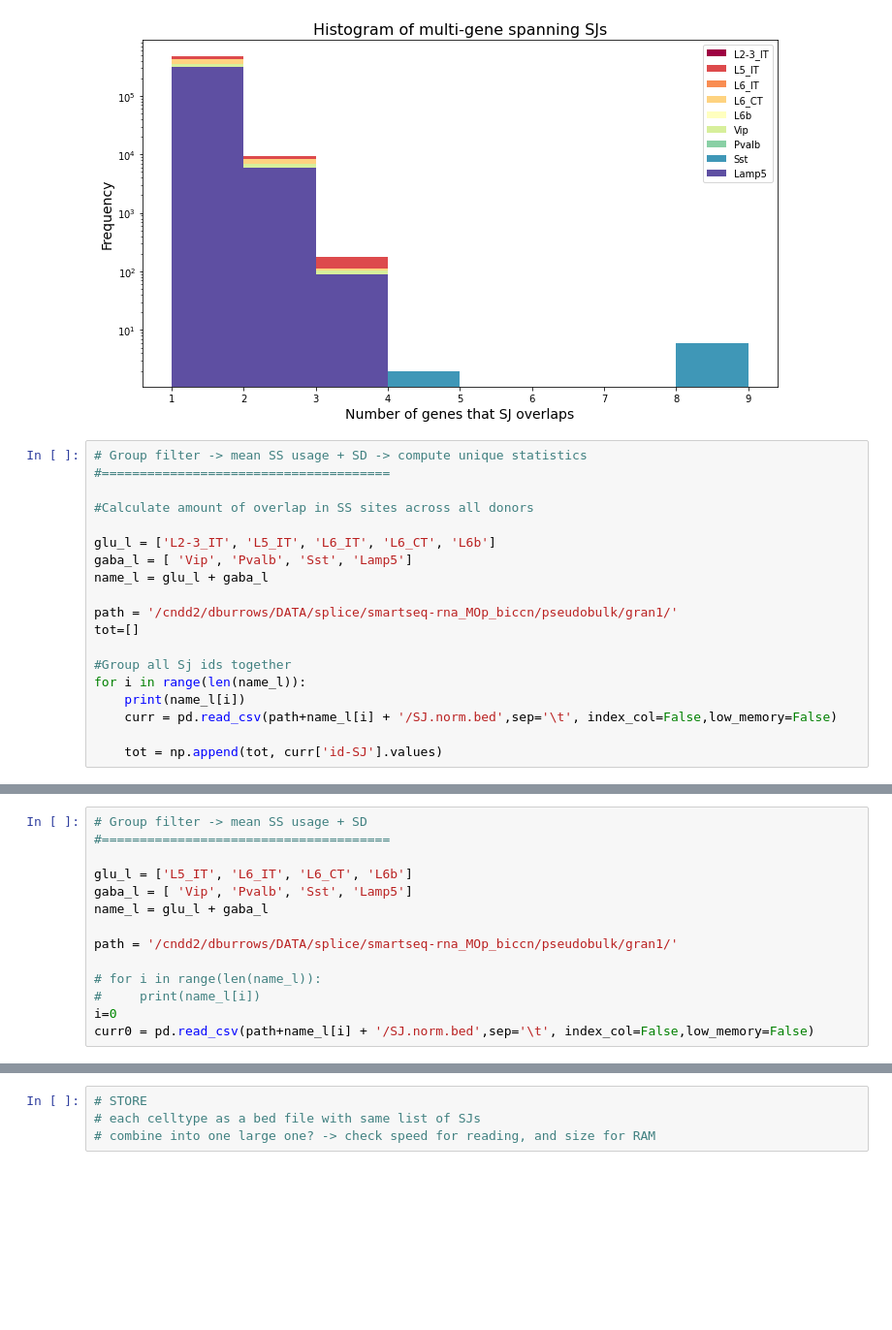
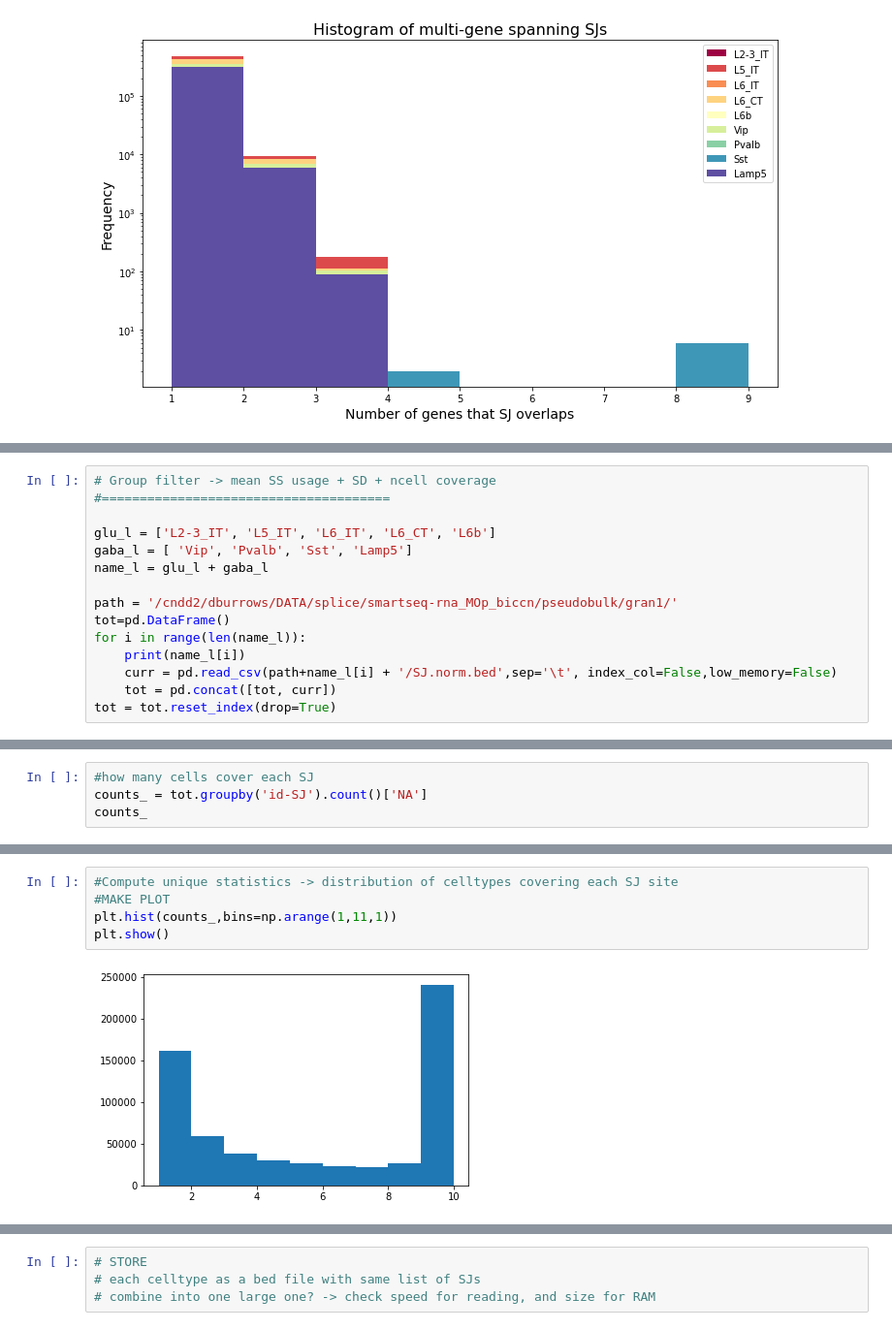
Before and after one commit to dmnburrows/deepNN_splice, a Jupyter notebook: data_process.ipynb, the cells around one changed output, grey strips where cells are left out. Shown at 97% size. Saved outputs shown, nothing was run; the diff lists cells and outputs as text; blank space fills up the shorter version.

```diff
--- a/data_process.ipynb
+++ b/data_process.ipynb
@@ -1483,22 +1483,3 @@ Pvalb
 Sst
 Lamp5
 [figure]
-# %%
-# Group filter -> mean SS usage + SD -> compute unique statistics
-#======================================
-
-#Calculate amount of overlap in SS sites across all donors
-
-glu_l = ['L2-3_IT', 'L5_IT', 'L6_IT', 'L6_CT', 'L6b']
-gaba_l = [ 'Vip', 'Pvalb', 'Sst', 'Lamp5']
-name_l = glu_l + gaba_l
-
-path = '/cndd2/dburrows/DATA/splice/smartseq-rna_MOp_biccn/pseudobulk/gran1/'
-tot=[]
-
-#Group all Sj ids together
-for i in range(len(name_l)):
-    print(name_l[i])
-    curr = pd.read_csv(path+name_l[i] + '/SJ.norm.bed',sep='\t', index_col=False,low_memory=False)
-
-    tot = np.append(tot, curr['id-SJ'].values)
@@ -1523,14 +1486,15 @@ plt.show()
 # %%
-# Group filter -> mean SS usage + SD
+# Group filter -> mean SS usage + SD + ncell coverage
 #======================================
 
-glu_l = ['L5_IT', 'L6_IT', 'L6_CT', 'L6b']
+glu_l = ['L2-3_IT', 'L5_IT', 'L6_IT', 'L6_CT', 'L6b']
 gaba_l = [ 'Vip', 'Pvalb', 'Sst', 'Lamp5']
 name_l = glu_l + gaba_l
 
 path = '/cndd2/dburrows/DATA/splice/smartseq-rna_MOp_biccn/pseudobulk/gran1/'
-
-# for i in range(len(name_l)):
-#     print(name_l[i])
-i=0
-curr0 = pd.read_csv(path+name_l[i] + '/SJ.norm.bed',sep='\t', index_col=False,low_memory=False)
+tot=pd.DataFrame()
+for i in range(len(name_l)):
+    print(name_l[i])
+    curr = pd.read_csv(path+name_l[i] + '/SJ.norm.bed',sep='\t', index_col=False,low_memory=False)
+    tot = pd.concat([tot, curr])
+tot = tot.reset_index(drop=True)
@@ -1536,0 +1527,4 @@ curr0 = pd.read_csv(path+name_l[i] + '/SJ.norm.bed',sep='\t', index_col=False,lo
+# %%
+#how many cells cover each SJ
+counts_ = tot.groupby('id-SJ').count()['NA']
+counts_
@@ -1536,0 +1545,7 @@ curr0 = pd.read_csv(path+name_l[i] + '/SJ.norm.bed',sep='\t', index_col=False,lo
+# %%
+#Compute unique statistics -> distribution of celltypes covering each SJ site
+#MAKE PLOT
+plt.hist(counts_,bins=np.arange(1,11,1))
+plt.show()
+# %% [output]
+[figure, added]
```
Also changed, not shown: parts of 17 cells of this notebook.
